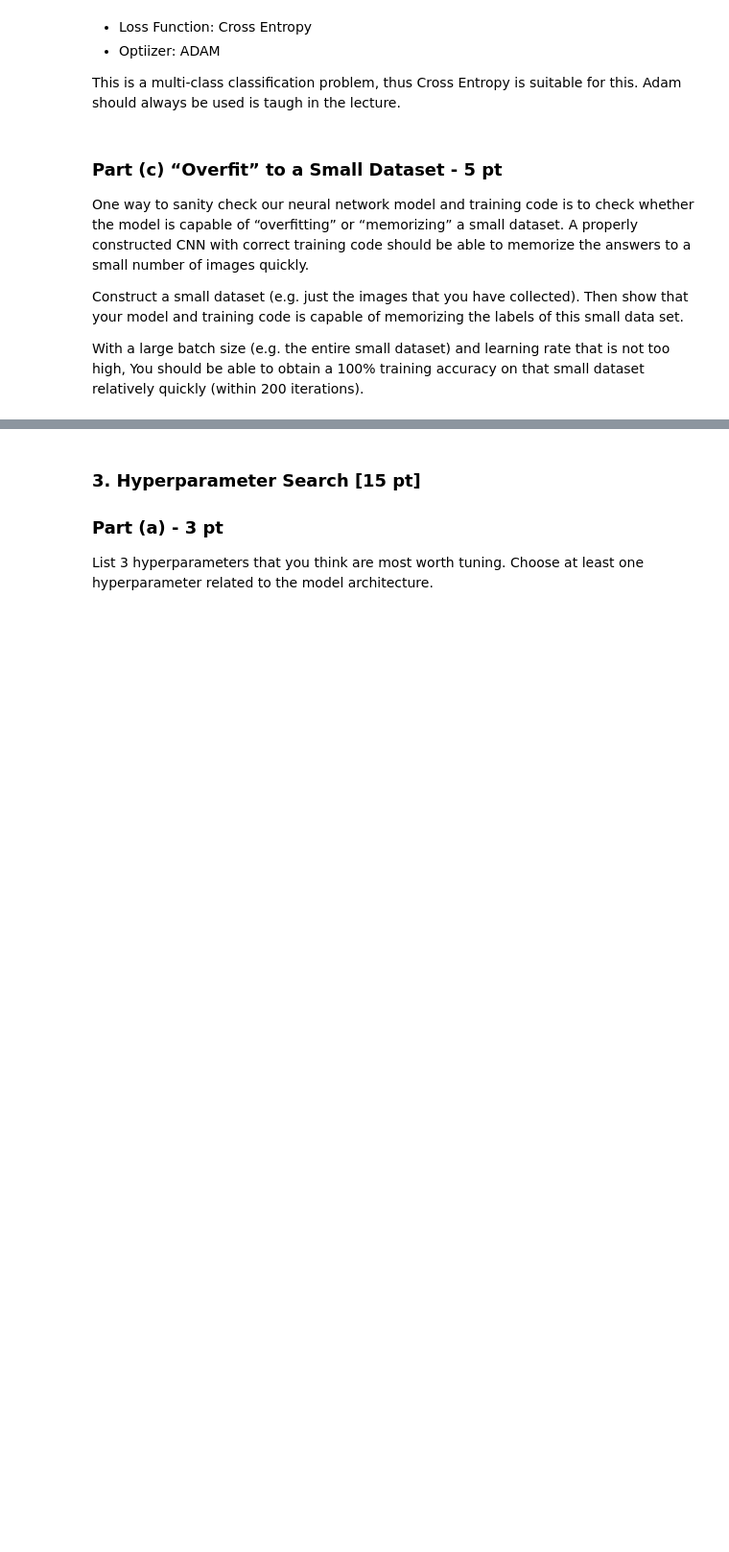
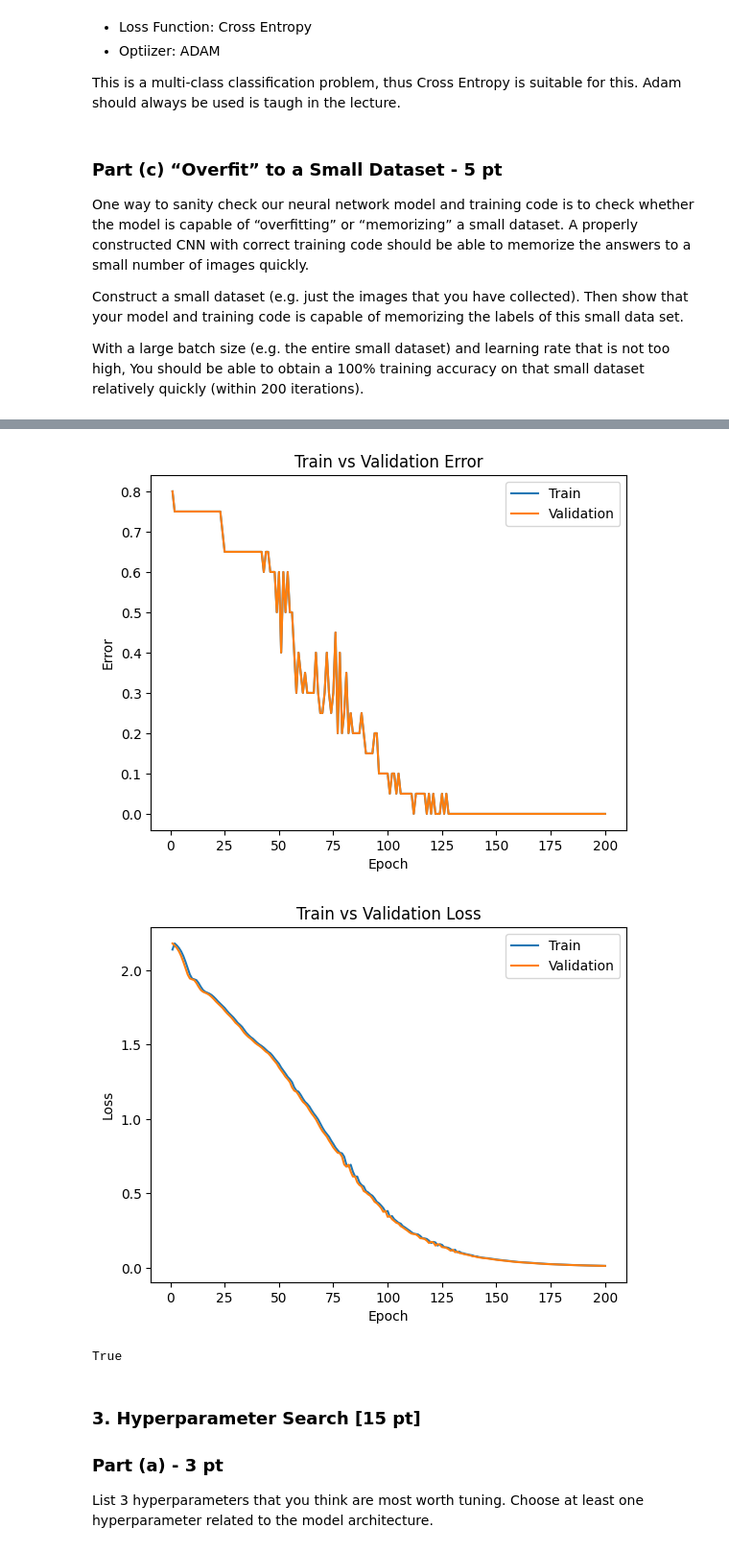
Before and after one commit to WilliamJWen/APS360, a Jupyter notebook: lab/Lab3_Gesture_Recognition.ipynb, the cells around one changed output, grey strips where cells are left out. Shown at 96% size. Saved outputs shown, nothing was run; the diff lists cells and outputs as text; code cells hidden in the pictures; blank space fills up the shorter version.

```diff
--- a/lab/Lab3_Gesture_Recognition.ipynb
+++ b/lab/Lab3_Gesture_Recognition.ipynb
@@ -308,7 +308,7 @@ of loss function and optimizer.
 import time
 # %%
 def train(model, train_data, val_data, batch_size=32, num_epochs=30, learning_rate = 0.001):
-    torch.manual_seed( 000)
+    torch.manual_seed(1000)
     use_cuda = torch.cuda.is_available()
     if use_cuda:
       print("using cuda!")
@@ -317,7 +317,7 @@ def train(model, train_data, val_data, batch_size=32, num_epochs=30, learning_ra
       print("Cuda is not available")
 
     # DataLoder
-    trainer_loader = DataLoader(train_data, batch_size= batch_size, shuffle=True)
+    train_loader = DataLoader(train_data, batch_size=batch_size, shuffle=True)
     val_loader = DataLoader(val_data, batch_size=batch_size, shuffle=False)
 
     # Lost function and optimizer
@@ -330,12 +330,13 @@ def train(model, train_data, val_data, batch_size=32, num_epochs=30, learning_ra
     val_err = np.zeros(num_epochs)
     val_loss = np.zeros(num_epochs)
 
-    n = 0 # Iteration number
+    print("Training Started!")
+    start_time = time.time()
     for epoch in range(num_epochs):
         total_train_loss = 0.0
         for imgs, labels in iter(train_loader):
 
-            if torch.cuda.is_available():
+            if use_cuda:
                 imgs = imgs.cuda()
                 labels = labels.cuda()
 
@@ -364,6 +365,9 @@ def train(model, train_data, val_data, batch_size=32, num_epochs=30, learning_ra
         torch.save(model.state_dict(), model_path)
 
     print('Finished Training')
+    end_time = time.time()
+    elapsed_time = end_time - start_time
+    print("Total time elapsed: {:.2f} seconds".format(elapsed_time))
 
     # Write the train/test loss/err into CSV file for plotting later
 
@@ -375,9 +379,6 @@ def train(model, train_data, val_data, batch_size=32, num_epochs=30, learning_ra
     np.savetxt("{}_val_loss.csv".format(model_path), val_loss)
 
     plot_training_curve(model_path)
-
-    return True
-
 
 def get_accuracy(model, data_loader):
     correct = 0
@@ -498,5 +499,5 @@ indices = random.sample(range(len(dataset)), small_dataset_size)
 small_train_data = Subset(dataset, indices)
 # %%
 overfit_model = GestNet(model_version="overfit", dropout_rate=0)
-train(overfit_model, small_train_data, small_train_data, batch_size=len(small_train_data), learning_rate=0.001)
+train(overfit_model, small_train_data, small_train_data, num_epochs=200, batch_size=len(small_train_data), learning_rate=0.001)
 # %% [output]
@@ -504,3 +521,6 @@ Cuda is not available
+[figure, added]
+[figure, added]
+True
 # %% [markdown]
 ### 3. Hyperparameter Search [15 pt]
 
```
Also changed, not shown: parts of 21 cells of this notebook.
